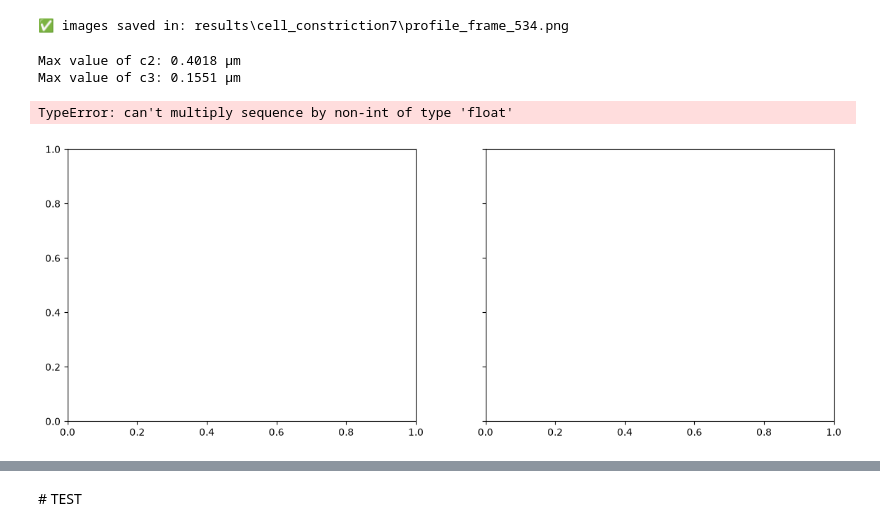
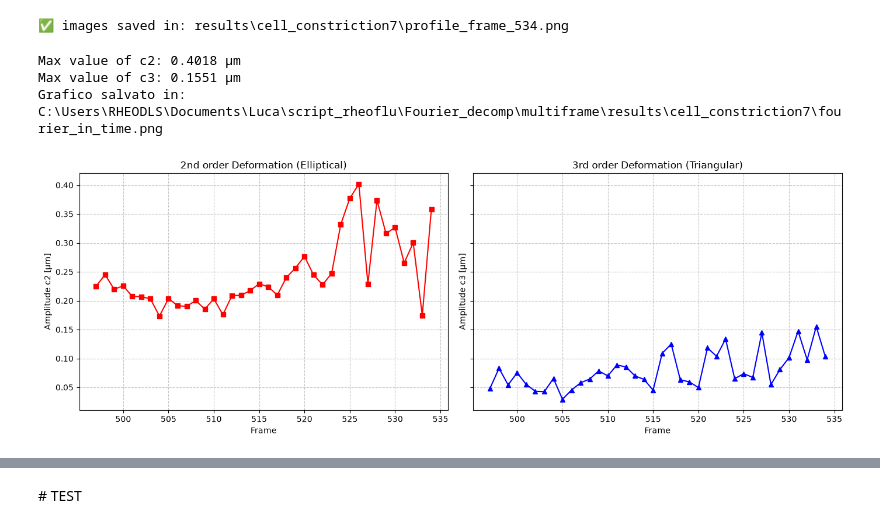
Before and after one commit to AsiLuca/Rheoflu_scripts, a Jupyter notebook: Fourier_decomp/multiframe/Fourier_multiframe_sequence_cells.ipynb, the cells around one changed output, grey strips where cells are left out. Cells and saved outputs as stored; diff of their text form; code cells hidden in the pictures.

```diff
--- a/Fourier_decomp/multiframe/Fourier_multiframe_sequence_cells.ipynb
+++ b/Fourier_decomp/multiframe/Fourier_multiframe_sequence_cells.ipynb
@@ -255,37 +255,39 @@ print(f"✅ images saved in: {profile_save_path}")
 # %%
 # ----------------------------------------------------
 # DEFORMATION-TIME PLOTS (a2 - a3)
 # ----------------------------------------------------
 asse_temporale = np.arange(first_frame, last_frame, step)
 asse = asse_temporale[:len(amp_ord2)]
 
 print(f"Max value of c2: {np.max(amp_ord2)*pixel_size_um:.4f} µm")
 print(f"Max value of c3: {np.max(amp_ord3)*pixel_size_um:.4f} µm")
 
 fig, (ax1, ax2) = plt.subplots(1, 2, figsize=(14, 5), sharey=True)
 
-ax1.plot(asse, amp_ord2*pixel_size_um, marker='s', color='red')
+amp_ord2_um = np.asarray(amp_ord2, dtype=float) * pixel_size_um
+ax1.plot(asse, amp_ord2_um, marker='s', color='red')
 ax1.set_xlabel('Frame')
 ax1.set_ylabel('Amplitude c2 [µm]')
 ax1.set_title('2nd order Deformation (Elliptical)')
 ax1.grid(True, linestyle='--', alpha=0.7)
 #ax1.set_ylim(-1.4, 1)
 
-ax2.plot(asse, amp_ord3*pixel_size_um, marker='^', color='blue')
+amp_ord3_um = np.asarray(amp_ord3, dtype=float) * pixel_size_um
+ax2.plot(asse, amp_ord3_um, marker='^', color='blue')
 ax2.set_xlabel('Frame')
 ax2.set_ylabel('Amplitude c3 [µm]')
 ax2.set_title('3rd order Deformation (Triangular)')
 ax2.grid(True, linestyle='--', alpha=0.7)
 #ax2.set_ylim(-1, 1)
 
+plt.tight_layout()
+plt.show()
+
 save_path = Path(output_folder /"fourier_in_time.png").resolve()
 fig.savefig(save_path, dpi=300, bbox_inches="tight")
 print(f"Grafico salvato in: {save_path}")
-
-plt.tight_layout()
-plt.show()
 # %% [output]
 Max value of c2: 0.4018 µm
 Max value of c3: 0.1551 µm
+Grafico salvato in: C:\Users\RHEODLS\Documents\Luca\script_rheoflu\Fourier_decomp\multiframe\results\cell_constriction7\fourier_in_time.png
-TypeError: can't multiply sequence by non-int of type 'float'
-[figure, old version]
+[figure, new version]
```
Also changed, not shown: parts of 3 cells of this notebook, 2 other files.
